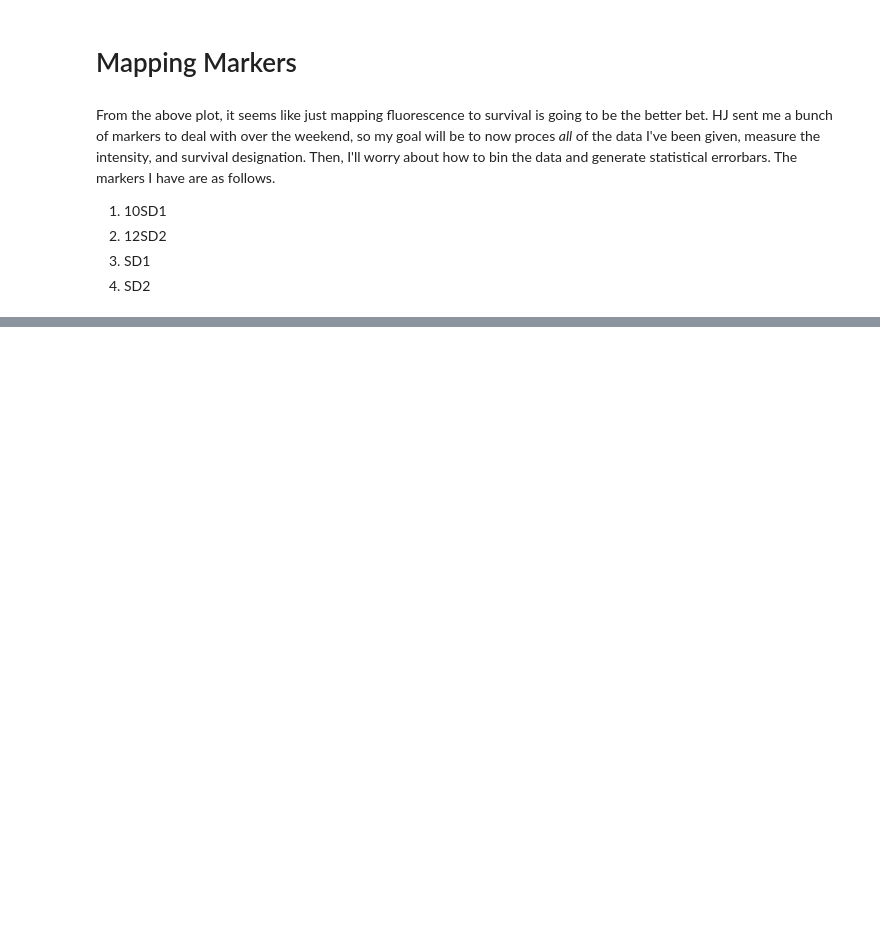
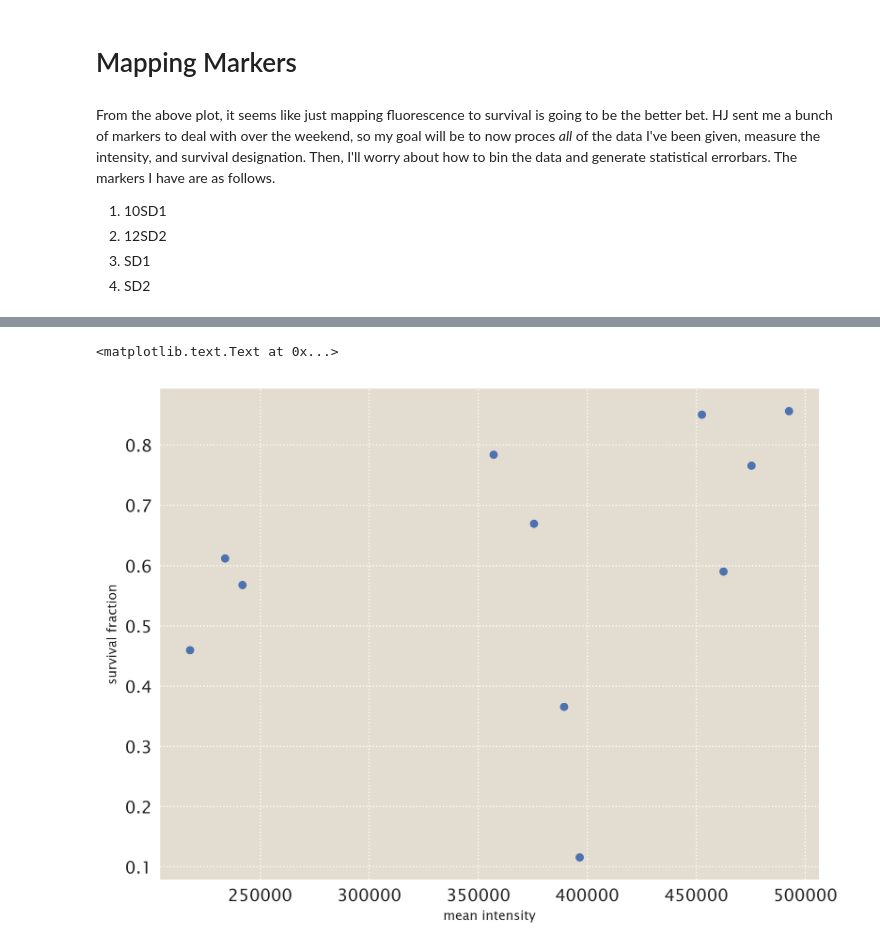
Before and after one commit to RPGroup-PBoC/mscl_survival, a Jupyter notebook: processing_through_201707.ipynb, the cells around one changed output, grey strips where cells are left out. Cells and saved outputs as stored; diff of their text form; code cells hidden in the pictures; blank space fills up the shorter version.

```diff
--- a/processing_through_201707.ipynb
+++ b/processing_through_201707.ipynb
@@ -766,0 +826,19 @@ os.path.isdir?
+# %%
+stripped_data = data[(data['date']!= 'May17')]
+grouped = stripped_data.groupby('date')
+median_ints = []
+survival_frac = []
+ids = []
+for g, d in grouped:
+    median_ints.append(np.mean(d['rescaled_int']))
+    survival_frac.append(len(d[d['survival']==True])/ len(d))
+    ids.append(g)
+
+frac_df = pd.DataFrame([ids, survival_frac, median_ints]).T
+frac_df.columns = ['sd', 'survival_fraction', 'median_int']
+plt.plot(frac_df['median_int'], frac_df['survival_fraction'], 'o')
+plt.xlabel('mean intensity')
+plt.ylabel('survival fraction')
+# %% [output]
+<matplotlib.text.Text at 0x...>
+[figure, added]
```
Also changed, not shown: parts of 20 cells of this notebook.
